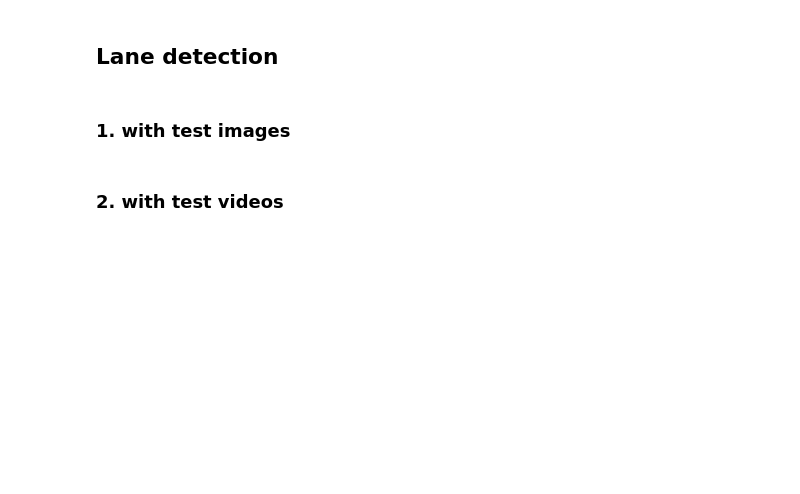
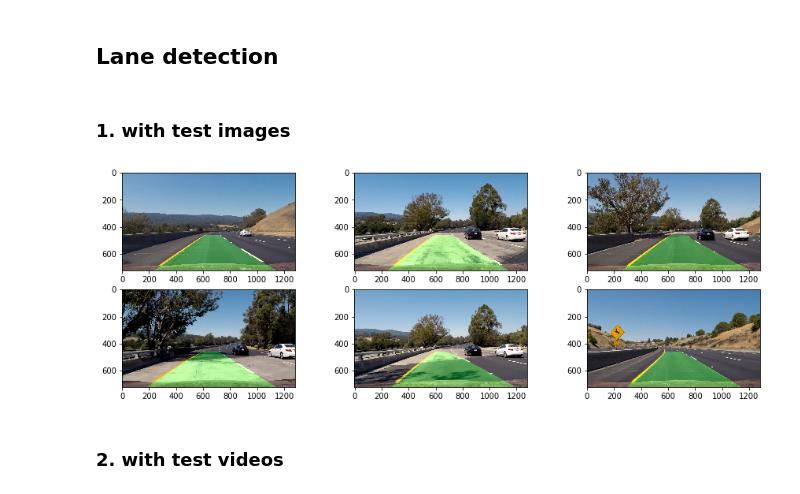
Before and after one commit to markusbrn/CarNDAdvancedLaneLinesP1, a Jupyter notebook: AdvancedImageProc.ipynb, the cells around one changed output. Cells and saved outputs as stored; diff of their text form; code cells hidden in the pictures; blank space fills up the shorter version.

```diff
--- a/AdvancedImageProc.ipynb
+++ b/AdvancedImageProc.ipynb
@@ -546,15 +469,19 @@ for img in images:
 # %%
 plt.figure(figsize=(15,5))
 i=0
 for img in images:
-    frame.load_image(mpimg.imread(img))
+    frame=imgproc(mpimg.imread(img))
+    frame.ini_tform(mtx,dist,M,Minv)
     frame.undistort()
     frame.cg_thresh()
     frame.ptransform()
-    frame.find_lanes_2()
+    frame.find_lanes_1()
+    frame.draw_lanes()
     i=i+1
     plt.subplot(2,3,i)
     plt.imshow(frame.img)
+# %% [output]
+[figure, added]
 # %% [markdown]
 ### 2. with test videos
 # %%
```
Also changed, not shown: parts of 8 cells of this notebook.
